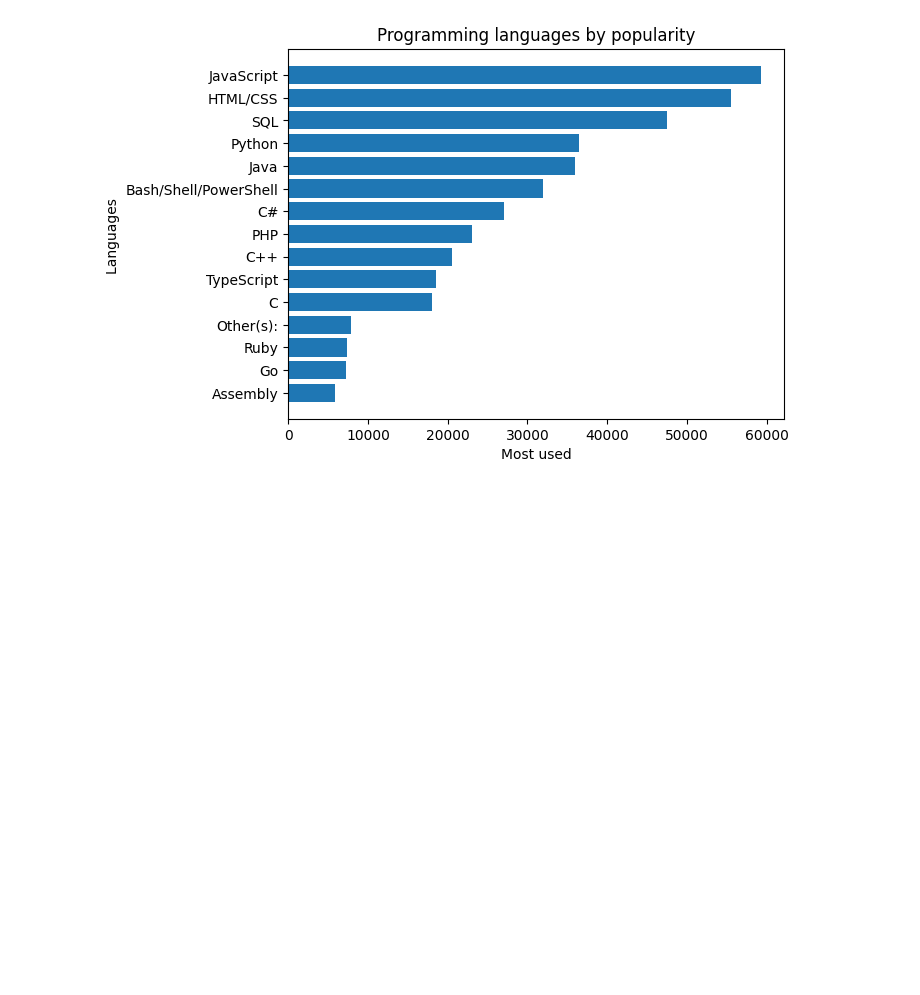
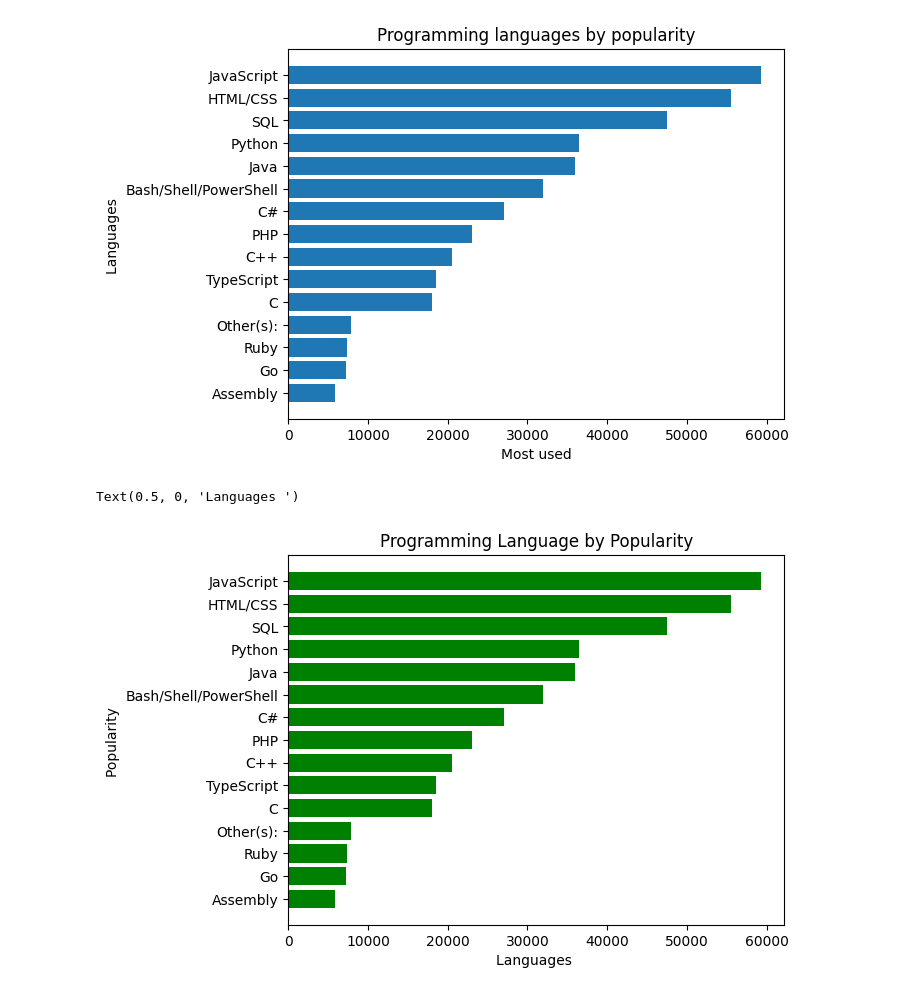
Before and after one commit to sangaryousmane/road_to_datascience, a Jupyter notebook: python-basics/ds-from-scratch/work_from_files/get_csvs.ipynb, the cells around one changed output. Drawn from its saved outputs; the diff is of its cells as text; code cells hidden in the pictures; blank space fills up the shorter version.

Commit message:
Added pandas access and csv reading

```diff
--- a/python-basics/ds-from-scratch/work_from_files/get_csvs.ipynb
+++ b/python-basics/ds-from-scratch/work_from_files/get_csvs.ipynb
@@ -27,3 +27,23 @@ plt.xlabel("Most used")
 plt.savefig("langs.png")
 # %% [output]
 [figure]
+# %%
+# Using pandas
+
+data = pd.read_csv("../data/data.csv", index_col=['Responder_id'])
+counter = Counter()
+
+for resp in data['LanguagesWorkedWith']:
+    counter.update(resp.split(';'))
+
+
+# e[::-1] is use to reverse a list. This give a reverse order of the original list
+languages, poplty = [e[::-1] for e in zip(*counter.most_common(15))]
+
+plt.barh(languages, poplty, color='g')
+plt.title("Programming Language by Popularity")
+plt.ylabel("Popularity ")
+plt.xlabel("Languages ")
+# %% [output]
+Text(0.5, 0, 'Languages ')
+[figure, added]
```
